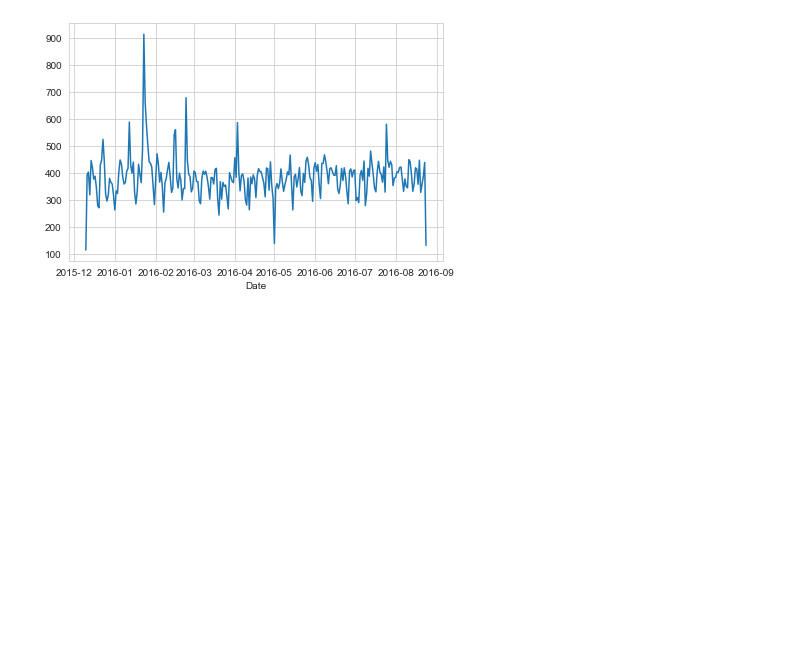
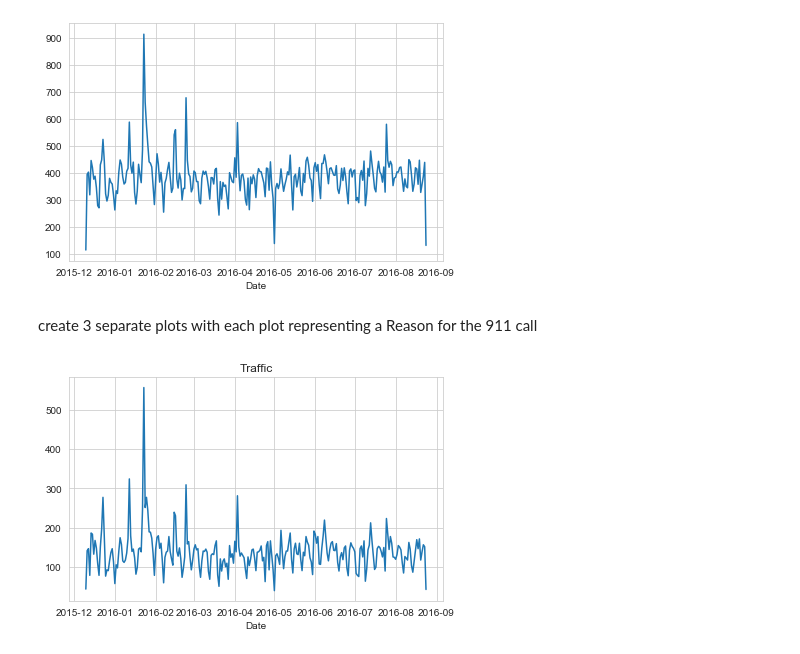
Before and after one commit to elsajun/Analyzing-911-Call-Project, a Jupyter notebook: 911 Calls Project.ipynb, the cells around one changed output. Saved outputs shown, nothing was run; the diff lists cells and outputs as text; code cells hidden in the pictures; blank space fills up the shorter version.

Commit message:
create 3 separate plots with each plot representing a Reason for the 911 call

```diff
--- a/911 Calls Project.ipynb
+++ b/911 Calls Project.ipynb
@@ -187,3 +187,11 @@ df.groupby('Date').count()['twp'].plot()
 plt.tight_layout()
 # %% [output]
 [figure]
+# %% [markdown]
+create 3 separate plots with each plot representing a Reason for the 911 call
+# %%
+df[df['Reason']=='Traffic'].groupby('Date').count()['twp'].plot()
+plt.title('Traffic')
+plt.tight_layout()
+# %% [output]
+[figure, added]
```
